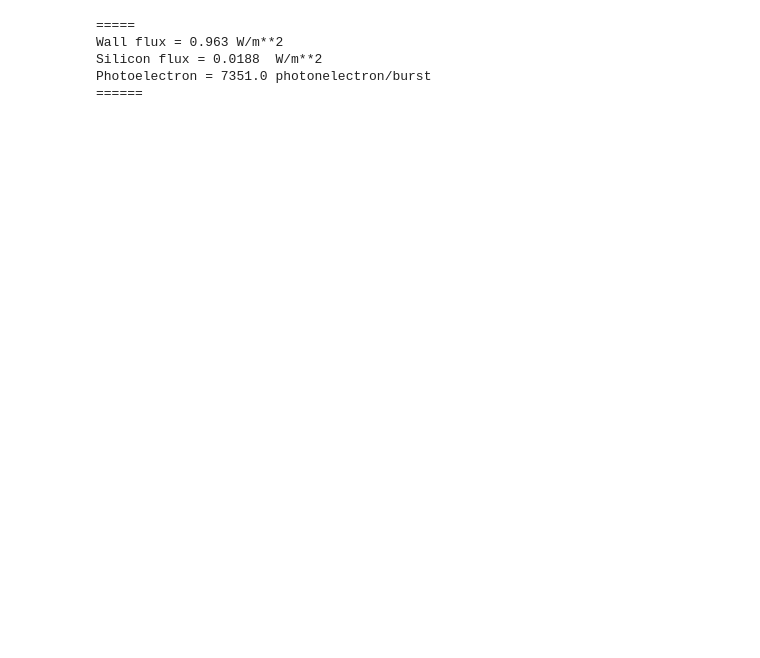
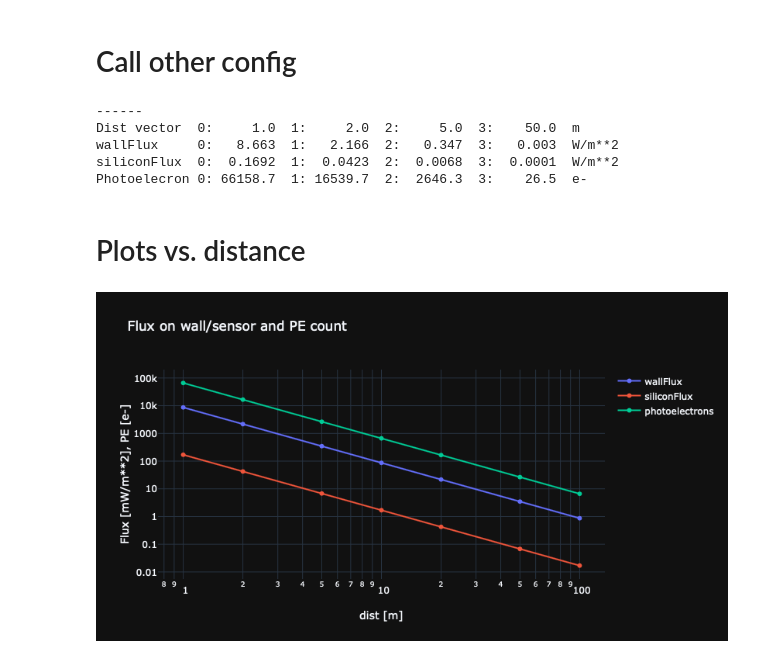
Before and after one commit to davidxcohen/imaging, a Jupyter notebook: func/Sand_Box.ipynb, the cells around one changed output. Saved outputs shown, nothing was run; the diff lists cells and outputs as text; code cells hidden in the pictures; blank space fills up the shorter version.

Commit message:
make plots against flux + PE vs distance

```diff
--- a/func/Sand_Box.ipynb
+++ b/func/Sand_Box.ipynb
@@ -61,13 +29,42 @@ Photoelectron = 118.14 photonelectron/burst
+# %% [markdown]
+# Call other config
 # %%
 photonic = Photonic(config='Cfg2')
-# %%
-print('=====\nWall flux = {:2.3} W/m**2\nSilicon flux = {:2.3}  W/m**2\nPhotoelectron = {:5.5} photonelectron/burst\n======'.format(
-    photonic.wallFlux(),
-    photonic.siliconFlux(wall_flux=photonic.wallFlux()),
-    photonic.photoelectron(siliconFlux=photonic.siliconFlux(wall_flux=photonic.wallFlux()))))
-# %% [output]
-=====
-Wall flux = 0.963 W/m**2
-Silicon flux = 0.0188  W/m**2
-Photoelectron = 7351.0 photonelectron/burst
-======
+# %%
+dist_vec=np.array([1, 2, 5, 50])
+print('------\nDist vector  '+' '.join('{}: {:7.1f} '.format(*k) for k in enumerate(dist_vec)), 'm')
+print('wallFlux     '+' '.join('{}: {:7.3f} '.format(*k) for k in enumerate(photonic.wallFlux(dist_vec=dist_vec))), 'W/m**2')
+print('siliconFlux  '+' '.join('{}: {:7.4f} '.format(*k) for k in enumerate(photonic.siliconFlux2(dist_vec=dist_vec))), 'W/m**2')
+print('Photoelecron '+' '.join('{}: {:7.1f} '.format(*k) for k in enumerate(photonic.photoelectron2(dist_vec=dist_vec))), 'e-')
+# %% [output]
+------
+Dist vector  0:     1.0  1:     2.0  2:     5.0  3:    50.0  m
+wallFlux     0:   8.663  1:   2.166  2:   0.347  3:   0.003  W/m**2
+siliconFlux  0:  0.1692  1:  0.0423  2:  0.0068  3:  0.0001  W/m**2
+Photoelecron 0: 66158.7  1: 16539.7  2:  2646.3  3:    26.5  e-
+# %% [markdown]
+# Plots vs. distance
+# %%
+dist_vec = np.array([1,2,5,10,20,50,100])
+trace0 = go.Scatter(x=dist_vec,
+                    y=1000 * photonic.wallFlux(dist_vec=dist_vec), mode='lines+markers',  # Select 'lines', 'markers' or 'lines+markers'
+                    name='wallFlux')
+trace1 = go.Scatter(x=dist_vec,
+                    y=1000 * photonic.siliconFlux2(dist_vec=dist_vec), mode='lines+markers',
+                    name='siliconFlux')
+trace2 = go.Scatter(x=dist_vec,
+                    y=photonic.photoelectron2(dist_vec=dist_vec), mode='lines+markers',
+                    name='photoelectrons')
+
+data = [trace0, trace1, trace2]
+
+layout = {'title': 'Flux on wall/sensor and PE count',
+          'xaxis': {'title': 'dist [m]',
+                    'type': 'log'},  # Select 'log' or 'linear'
+          'yaxis': {'title': 'Flux [mW/m**2], PE [e-]',
+                    'type': 'log'},  # Select 'log' or 'linear'
+          'template': 'plotly_dark'}
+
+iplot({'data': data, 'layout': layout})
+# %% [output]
+[figure, added]
```
Also changed, not shown: parts of 13 cells of this notebook, 2 other files.
